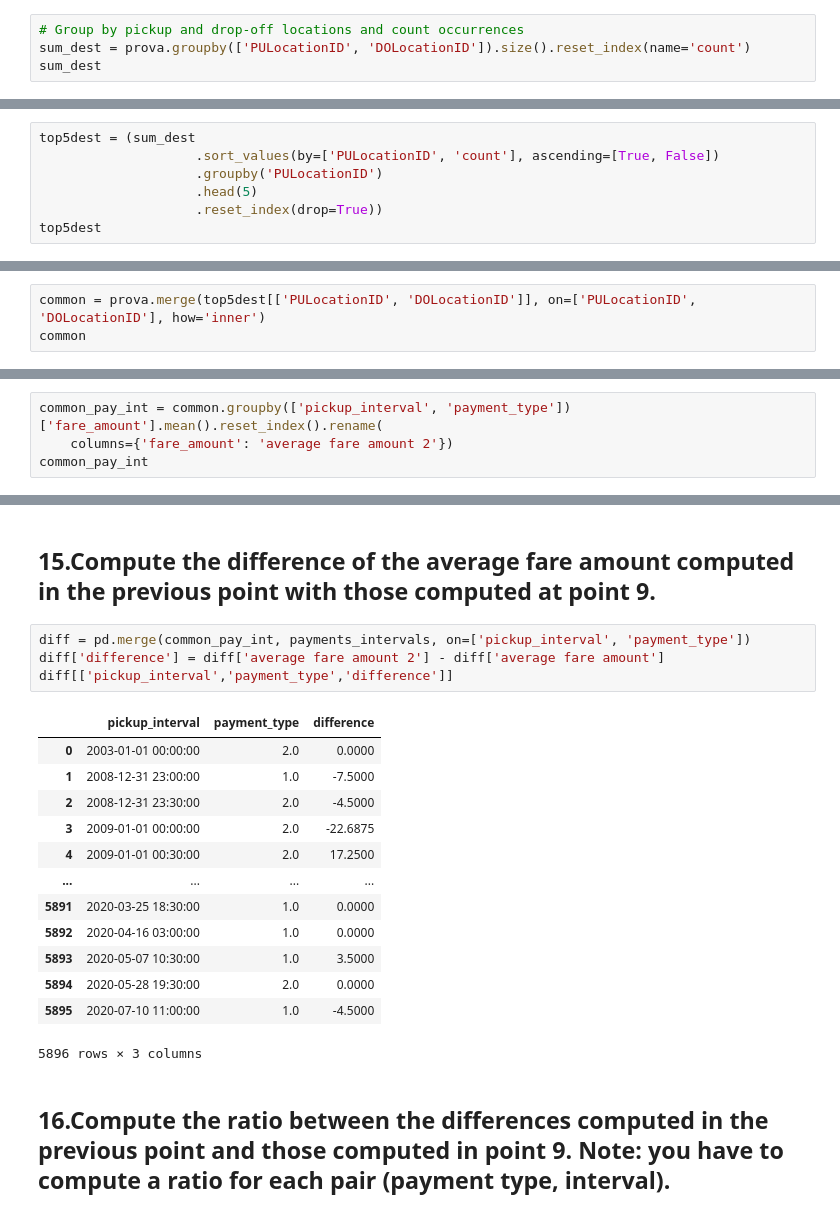
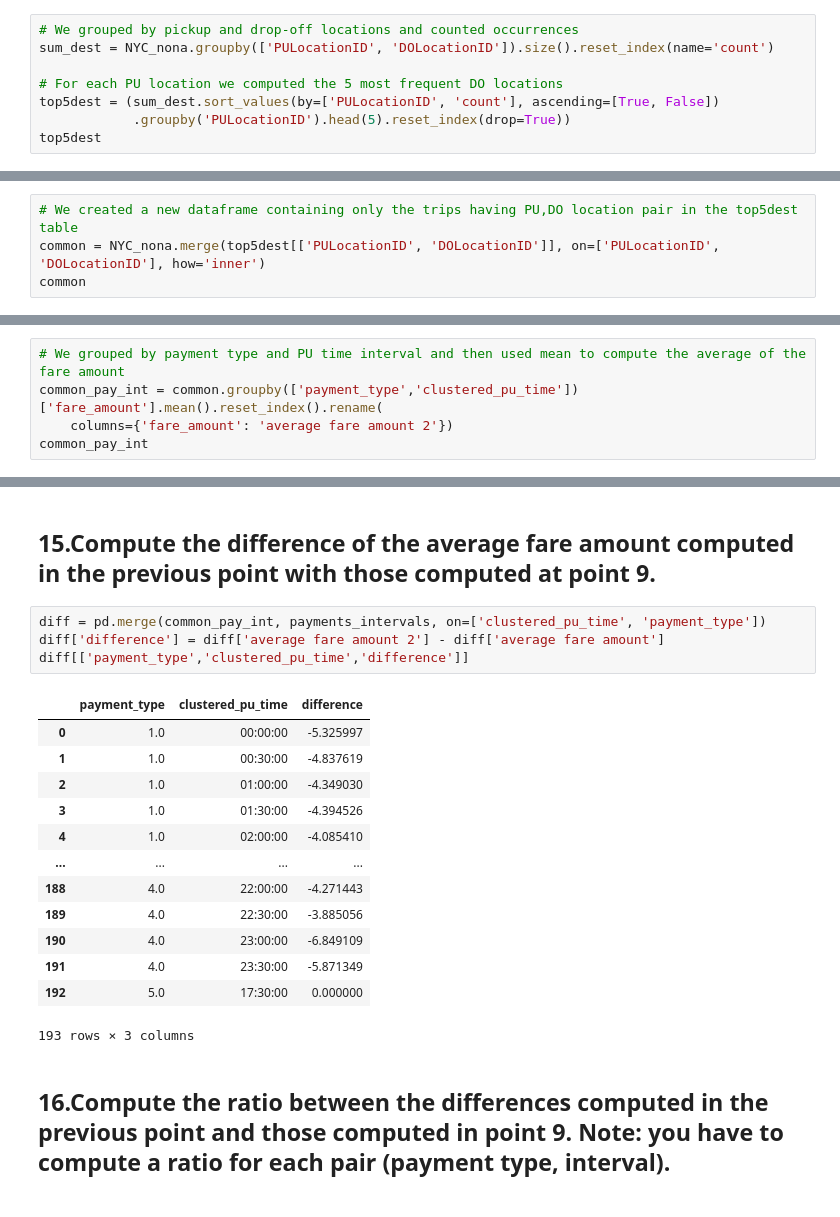
Before and after one commit to federicaromano0/progetto_computer_science, a Jupyter notebook: foundationsCS project4.0.ipynb, the cells around one changed output, grey strips where cells are left out. Saved outputs shown, nothing was run; the diff lists cells and outputs as text.

```diff
--- a/foundationsCS project4.0.ipynb
+++ b/foundationsCS project4.0.ipynb
@@ -288,8 +382,12 @@ max_loc
 # %% [markdown]
 ## 13.Build a new dataframe (called common) where, for each pickup location we keep all trips to the 5 most common destinations (i.e. each pickup location can have different common destinations).
 # %%
-# Group by pickup and drop-off locations and count occurrences
-sum_dest = prova.groupby(['PULocationID', 'DOLocationID']).size().reset_index(name='count')
-sum_dest
+# We grouped by pickup and drop-off locations and counted occurrences
+sum_dest = NYC_nona.groupby(['PULocationID', 'DOLocationID']).size().reset_index(name='count')
+
+# For each PU location we computed the 5 most frequent DO locations
+top5dest = (sum_dest.sort_values(by=['PULocationID', 'count'], ascending=[True, False])
+            .groupby('PULocationID').head(5).reset_index(drop=True))
+top5dest
 # %% [output]
 |  | PULocationID | DOLocationID | count |
@@ -308,7 +405,0 @@ sum_dest
-# %%
-top5dest = (sum_dest
-                    .sort_values(by=['PULocationID', 'count'], ascending=[True, False])
-                    .groupby('PULocationID')
-                    .head(5)
-                    .reset_index(drop=True))
-top5dest
@@ -329,5 +406,6 @@ top5dest
 # %%
-common = prova.merge(top5dest[['PULocationID', 'DOLocationID']], on=['PULocationID', 'DOLocationID'], how='inner')
+# We created a new dataframe containing only the trips having PU,DO location pair in the top5dest table
+common = NYC_nona.merge(top5dest[['PULocationID', 'DOLocationID']], on=['PULocationID', 'DOLocationID'], how='inner')
 common
 # %% [output]
 |  | VendorID | tpep_pickup_datetime | tpep_dropoff_datetime | passenger_count | trip_distance | RatecodeID | ... |
@@ -346,7 +424,8 @@ common
 # %% [markdown]
 ## 14.On the common dataframe, for each payment type and each interval, determine the average fare amount
 # %%
-common_pay_int = common.groupby(['pickup_interval', 'payment_type'])['fare_amount'].mean().reset_index().rename(
+# We grouped by payment type and PU time interval and then used mean to compute the average of the fare amount
+common_pay_int = common.groupby(['payment_type','clustered_pu_time'])['fare_amount'].mean().reset_index().rename(
     columns={'fare_amount': 'average fare amount 2'})
 common_pay_int
 # %% [output]
@@ -366,23 +445,23 @@ common_pay_int
 # %% [markdown]
 ## 15.Compute the difference of the average fare amount computed in the previous point with those computed at point 9.
 # %%
-diff = pd.merge(common_pay_int, payments_intervals, on=['pickup_interval', 'payment_type'])
+diff = pd.merge(common_pay_int, payments_intervals, on=['clustered_pu_time', 'payment_type'])
 diff['difference'] = diff['average fare amount 2'] - diff['average fare amount']
-diff[['pickup_interval','payment_type','difference']]
+diff[['payment_type','clustered_pu_time','difference']]
 # %% [output]
-|  | pickup_interval | payment_type | difference |
-| 0 | 2003-01-01 00:00:00 | 2.0 | 0.0000 |
-| 1 | 2008-12-31 23:00:00 | 1.0 | -7.5000 |
-| 2 | 2008-12-31 23:30:00 | 2.0 | -4.5000 |
-| 3 | 2009-01-01 00:00:00 | 2.0 | -22.6875 |
-| 4 | 2009-01-01 00:30:00 | 2.0 | 17.2500 |
+|  | payment_type | clustered_pu_time | difference |
+| 0 | 1.0 | 00:00:00 | -5.325997 |
+| 1 | 1.0 | 00:30:00 | -4.837619 |
+| 2 | 1.0 | 01:00:00 | -4.349030 |
+| 3 | 1.0 | 01:30:00 | -4.394526 |
+| 4 | 1.0 | 02:00:00 | -4.085410 |
 | ... | ... | ... | ... |
-| 5891 | 2020-03-25 18:30:00 | 1.0 | 0.0000 |
-| 5892 | 2020-04-16 03:00:00 | 1.0 | 0.0000 |
-| 5893 | 2020-05-07 10:30:00 | 1.0 | 3.5000 |
-| 5894 | 2020-05-28 19:30:00 | 2.0 | 0.0000 |
-| 5895 | 2020-07-10 11:00:00 | 1.0 | -4.5000 |
+| 188 | 4.0 | 22:00:00 | -4.271443 |
+| 189 | 4.0 | 22:30:00 | -3.885056 |
+| 190 | 4.0 | 23:00:00 | -6.849109 |
+| 191 | 4.0 | 23:30:00 | -5.871349 |
+| 192 | 5.0 | 17:30:00 | 0.000000 |
-5896 rows × 3 columns
+193 rows × 3 columns
 # %% [markdown]
 ## 16.Compute the ratio between the differences computed in the previous point and those computed in point 9. Note: you have to compute a ratio for each pair (payment type, interval).
 # %%
```
Also changed, not shown: parts of 33 cells of this notebook.
